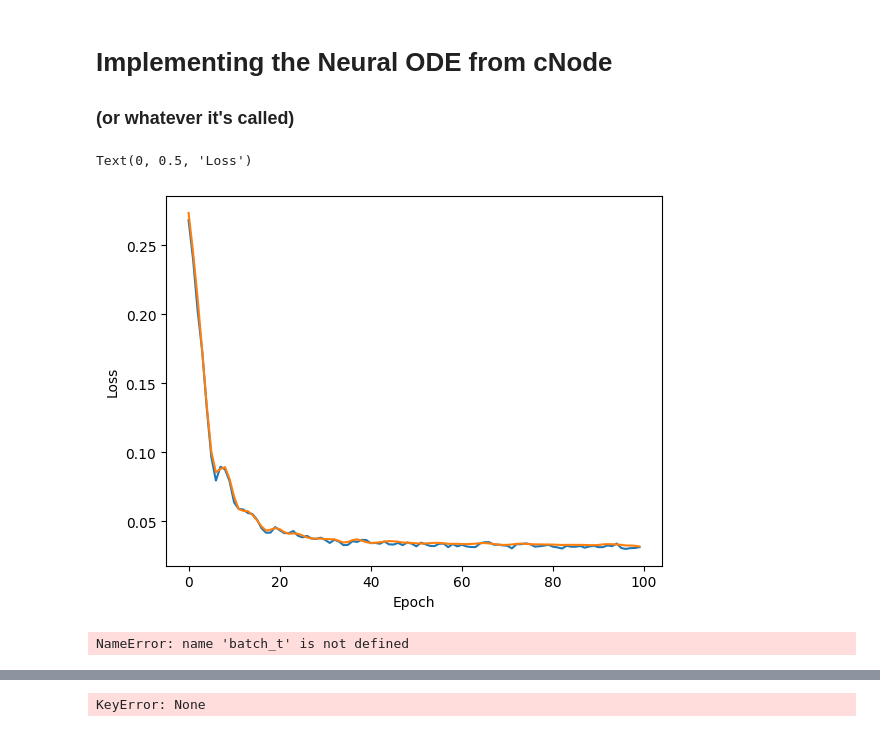
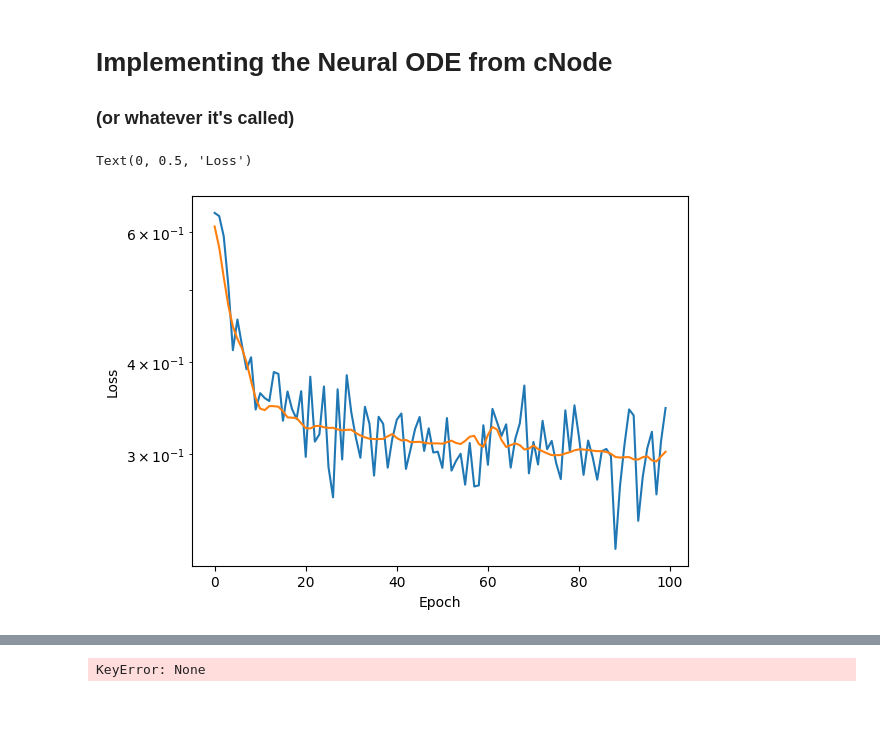
Before and after one commit to rkdan/Keystone, a Jupyter notebook: notebook.ipynb, the cells around one changed output, grey strips where cells are left out. Saved outputs shown, nothing was run; the diff lists cells and outputs as text; code cells hidden in the pictures.

```diff
--- a/notebook.ipynb
+++ b/notebook.ipynb
@@ -173,0 +279,5 @@ sns.heatmap(K)
+# %%
+i = 5
+predicted = net(torch.tensor(X[i]).unsqueeze(0))
+plt.plot(Y[i], label='true', lw=3)
+plt.plot(predicted.detach().numpy().T, label='predicted')
@@ -242,11 +355,12 @@ def train_reptile(max_epochs,mb,LR,ztrn,ptrn,zval,pval):
     loop_obj = tqdm(range(max_epochs))
     for e in loop_obj:
 
+        func.train()
         optimizer.zero_grad()
         batch_p, batch_q, batch_t = get_batch(ztrn,ptrn,mb)
 
         for i in range(mb):
-            p_pred = odeint(func,batch_p[i].unsqueeze(dim=0),batch_t).to(device)
+            p_pred = odeint(func,batch_p[i].unsqueeze(dim=0),batch_t)
             p_pred = torch.reshape(p_pred[-1,:,:],(1,N))
             if i==0:
                 loss = loss_bc(p_pred.unsqueeze(dim=0),batch_q[i].unsqueeze(dim=0))
@@ -255,11 +369,14 @@ def train_reptile(max_epochs,mb,LR,ztrn,ptrn,zval,pval):
 
         loss_train.append(loss.item()/mb)
 
-        dtype = torch.float32
+        func.zero_grad()
+        loss.backward()
+        optimizer.step()
 
-        # validation set
+        func.eval()
         for i in range(zval.size(dim=0)):
-            p_pred = odeint(func,zval[i].unsqueeze(dim=0),batch_t).to(device)
+            with torch.no_grad():
+                p_pred = odeint(func,zval[i].unsqueeze(dim=0),batch_t)
             p_pred = torch.reshape(p_pred[-1,:,:],(1,N))
             if i==0:
                 l_val = loss_bc(p_pred.unsqueeze(dim=0),pval[i].unsqueeze(dim=0))
@@ -269,14 +386,11 @@ def train_reptile(max_epochs,mb,LR,ztrn,ptrn,zval,pval):
         if l_val.item()/zval.size(dim=0)<=Loss_opt:
             Loss_opt = loss_val[-1]
             best_model = copy.deepcopy(func)
-        #print('epoch = ',e, 'loss = ', l_val.item()/mb)
 
         # update the neural network
-        func.zero_grad()
-        loss.backward()
-        optimizer.step()
 
-        loop_obj.set_postfix_str(f"epoch: {e+1}, loss: {loss_val[-1]:.4f}")
+
+        loop_obj.set_postfix_str(f"epoch: {e+1}, train loss: {loss_train[-1]:.4f} val loss: {loss_val[-1]:.4f}")
 
 
     return best_model, loss_train, loss_val
@@ -288,8 +402,8 @@ batch_time = 100
 t = torch.arange(0.0, batch_time, 0.01)
 
 # load the dataset
-filepath_train = './data/DKI_data/Ptrain.csv'
-filepath_test = './data/DKI_data/Ptest.csv' # Replace "Ptest.csv" with "Ztest.csv" for real dataset.
+filepath_train = './data/Ptrain_NA.csv'
+# filepath_test = './data/DKI_data/Ptest.csv' # Replace "Ptest.csv" with "Ztest.csv" for real dataset.
 # %%
 P = np.loadtxt(filepath_train,delimiter=',')
 number_of_cols = P.shape[1]
@@ -305,18 +419,14 @@ M, N = ptrn.shape
 LR = 0.01
 mb = 20
 
-loss_train,qtst,qtrn = train_reptile(max_epochs,mb,LR,ztrn,ptrn,zval,pval)
+best_model, loss_train, loss_val = train_reptile(max_epochs,mb,LR,ztrn.to(device),ptrn.to(device),zval.to(device),pval.to(device))
 # %%
 import matplotlib.pyplot as plt
 
-plt.plot(qtst)
-plt.plot(qtrn)
+plt.semilogy(loss_train)
+plt.plot(loss_val)
 plt.xlabel('Epoch')
 plt.ylabel('Loss')
 # %% [output]
 Text(0, 0.5, 'Loss')
-[figure, old version]
+[figure, new version]
-# %%
-batch_t
-# %% [output]
-NameError: name 'batch_t' is not defined
```
Also changed, not shown: parts of 38 cells of this notebook, 7 other files.
